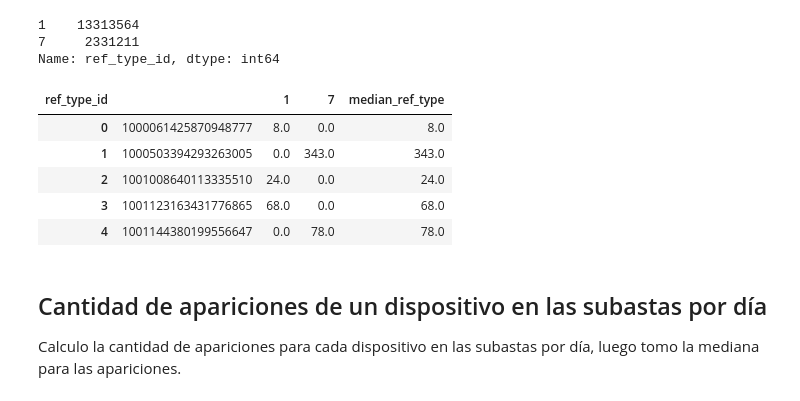
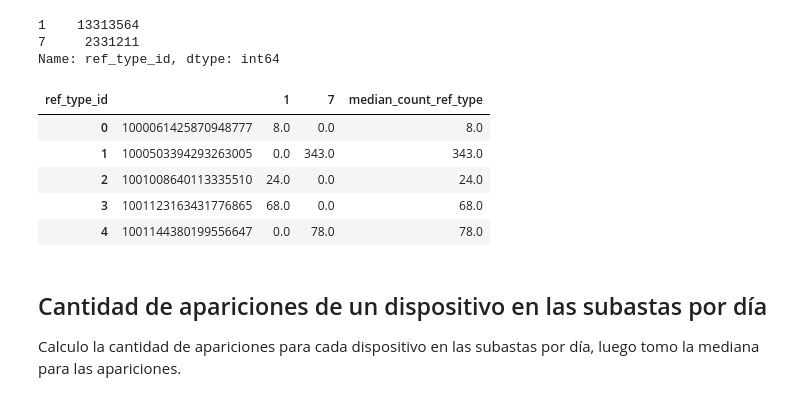
Before and after one commit to EscobarMariaSol/Organizacion-de-datos, a Jupyter notebook: TP2/TP2.ipynb, the cells around one changed output. Drawn from its saved outputs; the diff is of its cells as text; code cells hidden in the pictures.

```diff
--- a/TP2/TP2.ipynb
+++ b/TP2/TP2.ipynb
@@ -94,10 +94,10 @@ Name: ref_type_id, dtype: int64
 # %%
 dfApRef = auct.groupby(['device_id', 'ref_type_id']).agg({'apariciones':'sum'}).unstack(1).fillna(0).reset_index()
 dfApRef.columns = dfApRef.columns.droplevel(0)
-dfApRef['median_ref_type'] = dfApRef.median(axis = 1)
+dfApRef['median_count_ref_type'] = dfApRef.median(axis = 1)
 dfApRef.head()
 # %% [output]
-| ref_type_id |  | 1 | 7 | median_ref_type |
+| ref_type_id |  | 1 | 7 | median_count_ref_type |
 | 0 | 1000061425870948777 | 8.0 | 0.0 | 8.0 |
 | 1 | 1000503394293263005 | 0.0 | 343.0 | 343.0 |
 | 2 | 1001008640113335510 | 24.0 | 0.0 | 24.0 |
```
Also changed, not shown: parts of 40 cells of this notebook.
